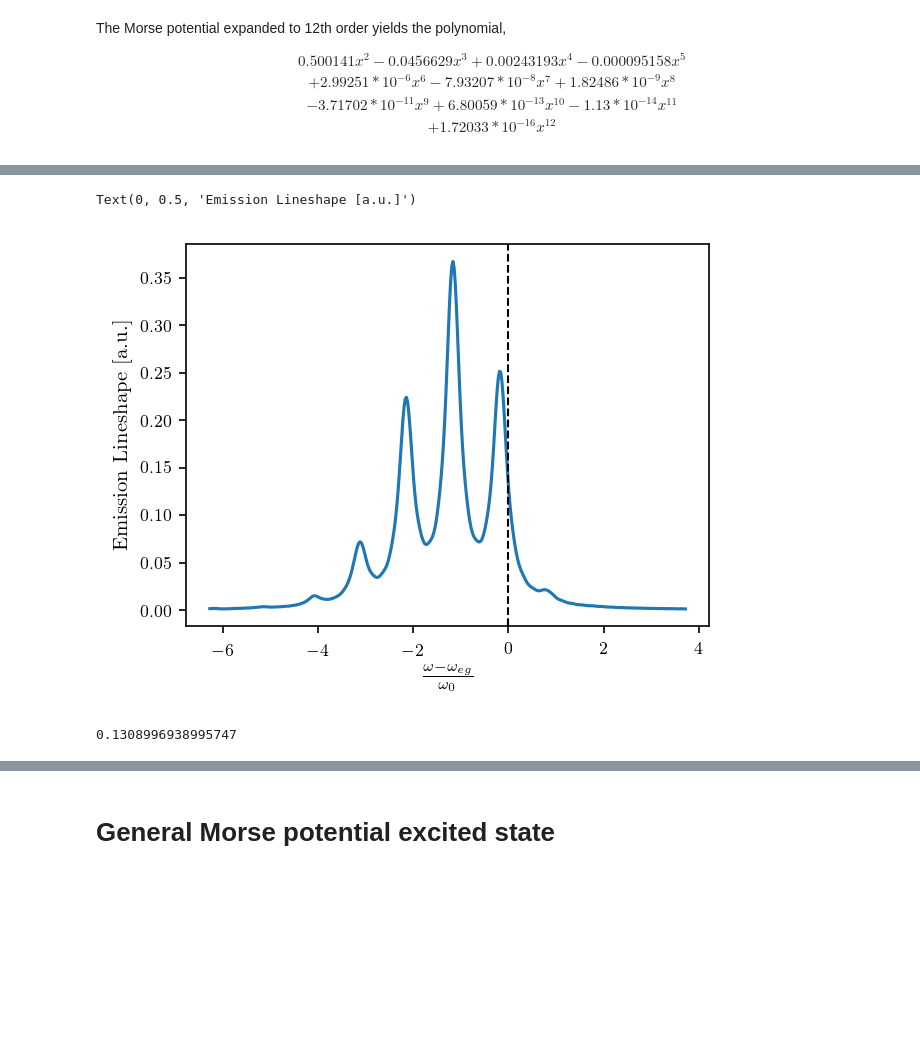
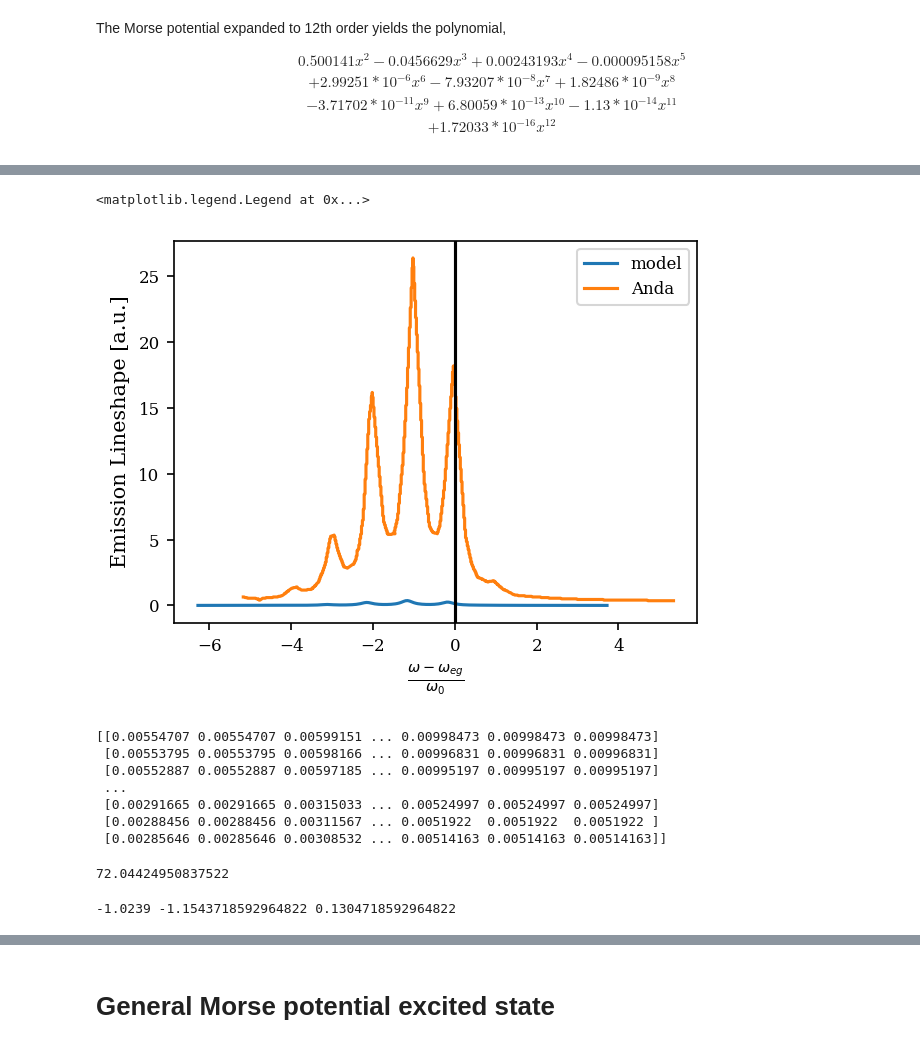
Before and after one commit to HarrisonGoldwyn/modeling_TAHz_emission, a Jupyter notebook: notebooks/Anda_fig_1.ipynb, the cells around one changed output, grey strips where cells are left out. Drawn from its saved outputs; the diff is of its cells as text; code cells hidden in the pictures; blank space fills up the shorter version.

```diff
--- a/notebooks/Anda_fig_1.ipynb
+++ b/notebooks/Anda_fig_1.ipynb
@@ -32,7 +37,7 @@ params = {
     'legend.fontsize': 8, # was 10
     'xtick.labelsize': 8,
     'ytick.labelsize': 8,
-    'text.usetex': True,
+    'text.usetex': False,
 #     'figure.figsize': [3.5, 2.625], # 4 x 3
 #     'figure.figsize': [4, 3], # 4 x 3
     'figure.figsize': [4*1.125, 3*1.125], # 4x3, full slide in keynote
@@ -388,6 +394,12 @@ The Morse potential expanded to 12th order yields the polynomial,
     - 3.71702*10^{-11} x^{9} + 6.80059*10^{-13} x^{10} - 1.13*10^{-14} x^{11} \\
     + 1.72033*10^{-16} x^{12}
 \end{multline}
+# %%
+Anda_fig1 = np.loadtxt(
+    os.path.join('..', 'data', 'Anharmonic_graph.txt'),
+#     skiprows=0,
+    delimiter=','
+    )
 # %%
 mor_lam_g = [
     0,
@@ -405,15 +417,19 @@ mor_lam_g = [
     + 1.72033*1e-16,
     ]
 
+d = 1.6
+
 ## Number of oscillator states used for representation of general
 ## potential energy eigenstates
 basis_size = 20
 ## Energy spacing of unperterbed vibration
 hbarw0_mor = 1
-##
-unitless_d = 1.6
+
 ## Build excited state lambdas from ground state and displacement
-mor_lam_e = displaced_lambdas(mor_lam_g, d=unitless_d)
+mor_lam_e = displaced_lambdas(mor_lam_g, d=d)
+
+## Assign the temperature
+T_mor = .3*hbarw0_mor/k
 
 ## Define Vibrational Hamiltonians in units of energy (by multiplying by
 ## the unperturbed vibrational energy spacing).
@@ -423,8 +439,6 @@ Hg_mor = ham_g(basis_size, mor_lam_g)*hbarw0_mor
 ## Vibrational Hamiltonian in the electronic excited state
 He_mor = ham_g(basis_size, mor_lam_e)*hbarw0_mor
 
-## Assign the temperature
-T_mor = .3*hbarw0_mor/k
 ## Define the Energy Gap fluctuation operator (in units of energy as for
 ## the vibrational Hamiltonians above)
 D_mor = gap_fluc_op(basis_size, mor_lam_g, mor_lam_e, T_mor)*hbarw0_mor
@@ -436,12 +453,12 @@ rho_mor = rho_e(He_mor, T_mor)
 # %%
-hbar_omegas_mor = np.linspace(-5, 5, 400)
+hbar_omegas_mor = np.linspace(-5, 5, 200)
 lineshape_mor = flu_lineshape(
     omega=hbar_omegas_mor/hbar,
     gamma=.18/hbar,
     H_e=He_mor,
     rho_ex=rho_mor,
     A=A_mor,
-    t_max=20,
+    t_max=30,
     t_points=600,
-#     return_integrand=True
+    # return_integrand=True
     )
@@ -448,13 +499,20 @@ lineshape_mor = flu_lineshape(
 # %%
-plt.plot(hbar_omegas_mor-unitless_d**2./2, lineshape_mor)
-plt.axvline(lw=1, ls='--', c='k')
+plt.plot(
+    hbar_omegas_mor-d**2/2,
+    (lineshape_mor),
+    label='model'
+    )
+plt.plot(
+    Anda_fig1.T[0],
+    (Anda_fig1.T[1]),
+    label='Anda'
+    )
 
 plt.xlabel(r'$\frac{\omega - \omega_{eg}}{\omega_0}$', fontsize=10)
 plt.ylabel(r'Emission Lineshape [a.u.]', fontsize=10)
+plt.axvline(0, c='k')
+
+plt.legend()
 # %% [output]
-Text(0, 0.5, 'Emission Lineshape [a.u.]')
+<matplotlib.legend.Legend at 0x...>
-[figure, old version]
+[figure, new version]
-# %%
-np.pi/24
-# %% [output]
-0.1308996938995747
@@ -460,0 +521,30 @@ np.pi/24
+# %%
+interped_model = interp.interp1d(hbar_omegas_mor-d**2/2, lineshape_mor)
+
+diff = interped_model(trimmed_fig) / Anda_fig1.T[1]
+
+print(diff)
+# %% [output]
+[[0.00554707 0.00554707 0.00599151 ... 0.00998473 0.00998473 0.00998473]
+ [0.00553795 0.00553795 0.00598166 ... 0.00996831 0.00996831 0.00996831]
+ [0.00552887 0.00552887 0.00597185 ... 0.00995197 0.00995197 0.00995197]
+ ...
+ [0.00291665 0.00291665 0.00315033 ... 0.00524997 0.00524997 0.00524997]
+ [0.00288456 0.00288456 0.00311567 ... 0.0051922  0.0051922  0.0051922 ]
+ [0.00285646 0.00285646 0.00308532 ... 0.00514163 0.00514163 0.00514163]]
+# %%
+max_Anda = np.max(Anda_fig1.T[1])
+max_model = np.max(lineshape_mor)
+factor_off = max_Anda/max_model
+print(factor_off)
+# %% [output]
+72.04424950837522
+# %%
+energy_max_Anda = Anda_fig1.T[0][np.argmax(Anda_fig1.T[1])]
+energy_max_model =  (hbar_omegas_mor-d**2/2)[np.argmax(lineshape_mor)]
+
+energy_shift =  energy_max_Anda - energy_max_model
+
+print(energy_max_Anda, energy_max_model, energy_shift)
+# %% [output]
+-1.0239 -1.1543718592964822 0.1304718592964822
```
Also changed, not shown: parts of 14 cells of this notebook.
